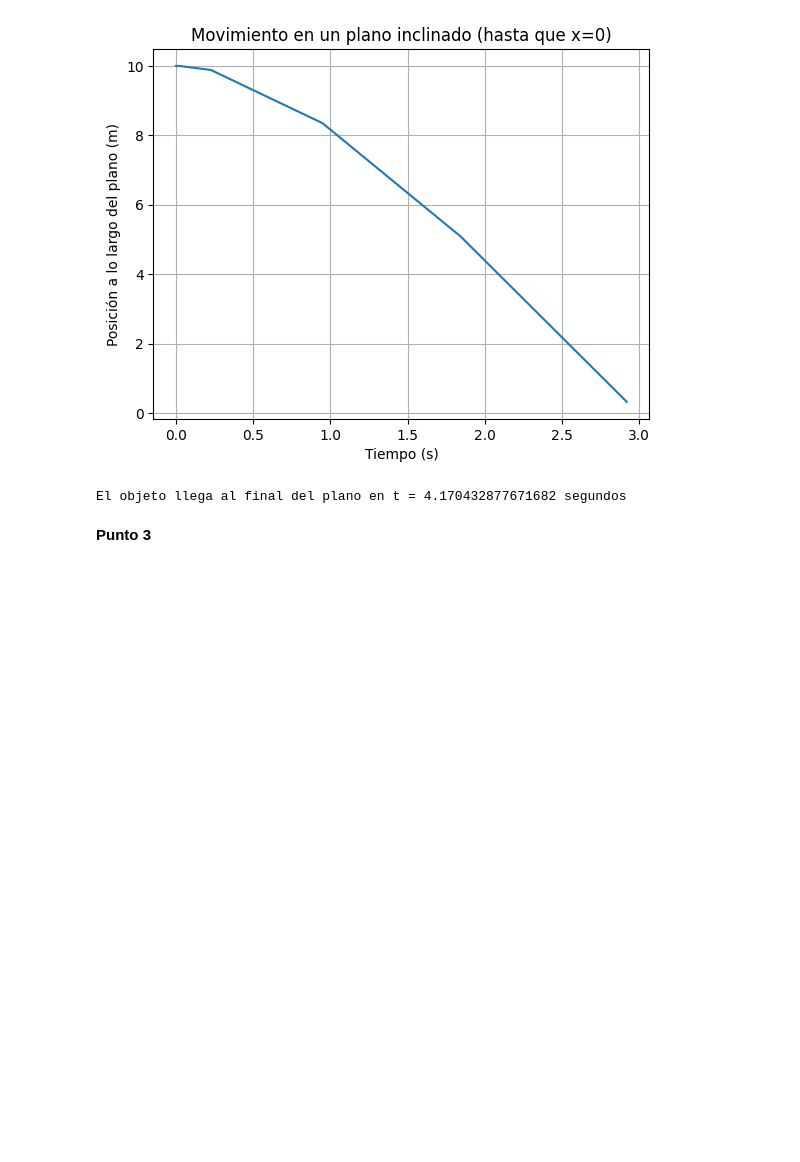
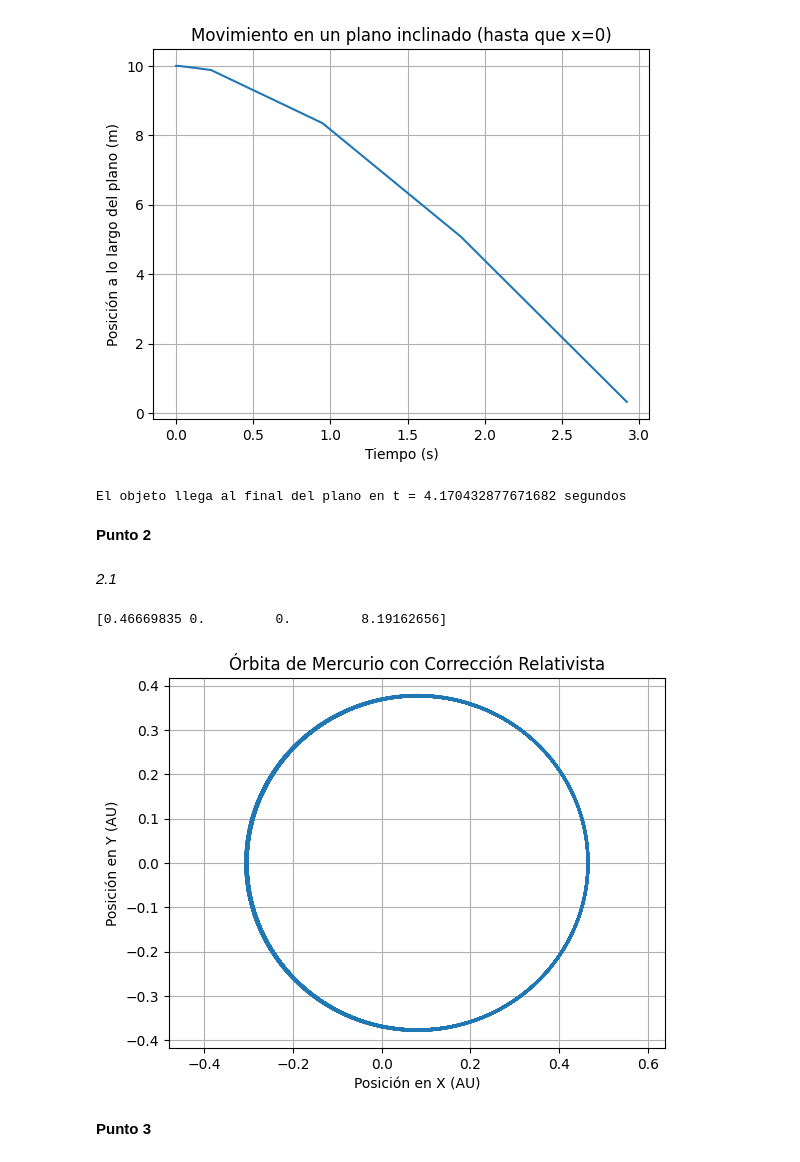
Before and after one commit to EstebanFuentesS/Metodos-Computacionales-2, a Jupyter notebook: Taller3.ipynb, the cells around one changed output. Cells and saved outputs as stored; diff of their text form; code cells hidden in the pictures; blank space fills up the shorter version.

Commit message:
Punto 1

```diff
--- a/Taller3.ipynb
+++ b/Taller3.ipynb
@@ -52,6 +52,55 @@ print("El objeto llega al final del plano en t =", t_zero, "segundos")
 # %% [output]
 [figure]
 El objeto llega al final del plano en t = 4.170432877671682 segundos
+# %% [markdown]
+**Punto 2**
+# %% [markdown]
+*2.1*
+# %%
+#Definiendo variables
+miu = 39.4234021
+alpha = 1.09778201e-8
+e =  0.20563069
+a = 0.38709893
+xo = a*(1+e)
+vxo = 0
+yo = 0
+vyo = np.sqrt((miu/a)*(1-e)/(1+e))
+m = 1
+condicioneso=np.array([xo, yo, vxo, vyo], dtype=float)
+print(condicioneso)
+
+#Definiendo Ks del metodo RungeKutta
+def rk(funcion, xi, yi, h):
+    k1 = funcion(xi, yi)
+    k2 = (xi + (1/2)*h, yi + (1/2)*k1*h)
+    k3 = (xi + (1/2)*h, yi + (1/2)*k2*h)
+    k4 = (xi + h, yi + k3*h)
+    return yi + (1/6)*h * (k1 + 2*k2 + 2*k3 + k4)
+
+#Definiendo la funcion
+def func(m, miu, r, alpha):
+    return -m*(miu/(r**2)*(1+(alpha/(r**2))))
+
+def system(t, y):
+    x, yd, vx, vy = y
+    r = np.sqrt(x**2 + yd**2)
+    fx = func(m, miu, r, alpha) * (x/r)
+    fy = func(m, miu, r, alpha) * (yd/r)
+    return np.array([vx, vy, fx, fy], dtype=float)
+
+resultado = solve_ivp(system, t_span=(0, 10), y0=condicioneso, method="RK45", rtol=1e-6, atol=1e-9, t_eval=np.linspace(0, 10, 1000))
+
+plt.plot(resultado.y[0], resultado.y[1])
+plt.xlabel('Posición en X (AU)')
+plt.ylabel('Posición en Y (AU)')
+plt.title('Órbita de Mercurio con Corrección Relativista')
+plt.grid(True)
+plt.axis('equal')
+plt.show()
+# %% [output]
+[0.46669835 0.         0.         8.19162656]
+[figure, added]
 # %% [markdown]
 **Punto 3**
 # %%
```
